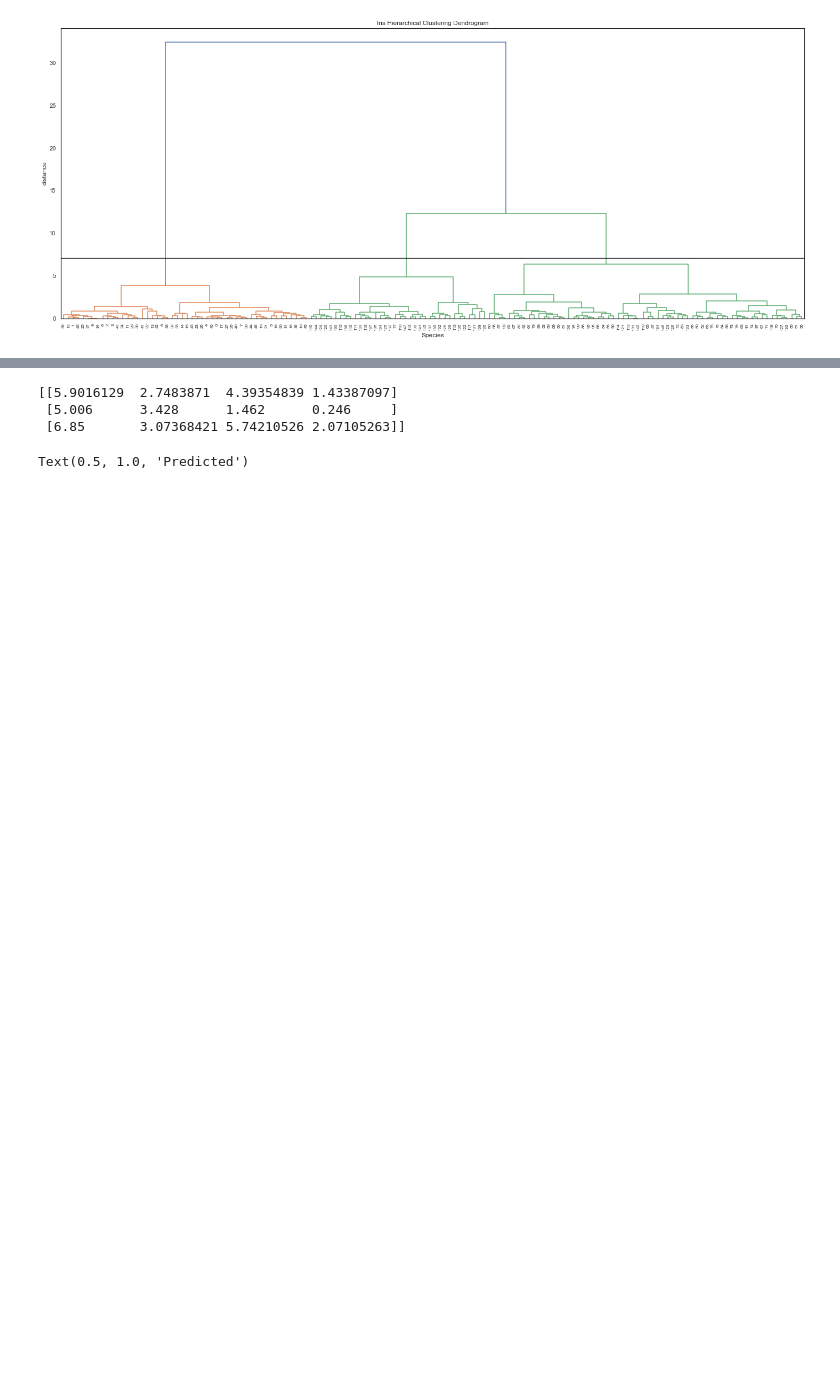
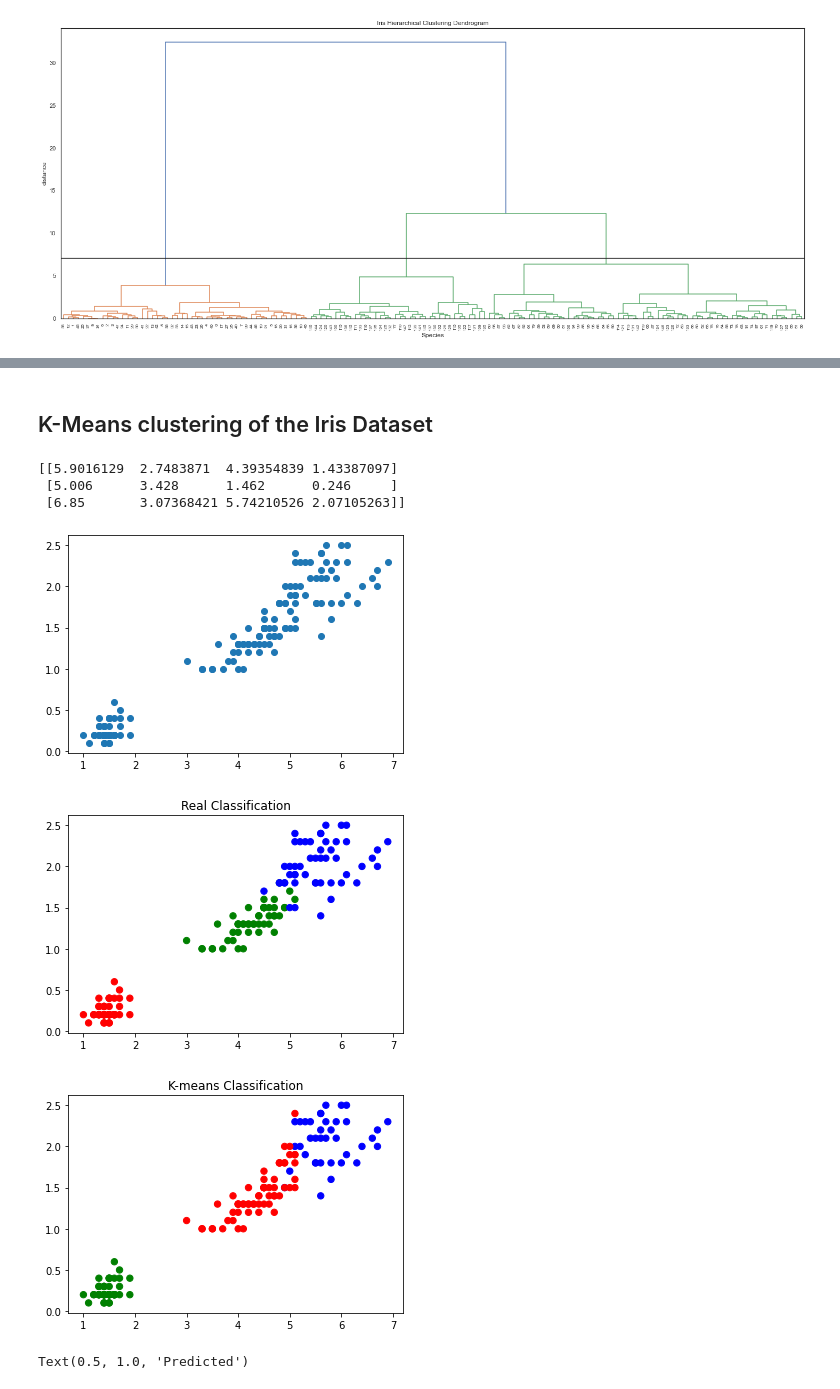
Before and after one commit to NiamhOL/Machine-Learning-and-Statistics-2020, a Jupyter notebook: Tasks.ipynb, the cells around one changed output, grey strips where cells are left out. Cells and saved outputs as stored; diff of their text form; code cells hidden in the pictures; blank space fills up the shorter version.

```diff
--- a/Tasks.ipynb
+++ b/Tasks.ipynb
@@ -776,3 +781,5 @@ plt.show()
+# %% [markdown]
+## K-Means clustering of the Iris Dataset
 # %%
 centers = km.cluster_centers_
 print(centers)
@@ -780,6 +787,35 @@ print(centers)
 [[5.9016129  2.7483871  4.39354839 1.43387097]
  [5.006      3.428      1.462      0.246     ]
  [6.85       3.07368421 5.74210526 2.07105263]]
+# %%
+import pandas as pd
+import numpy as np
+import matplotlib.pyplot as plt
+from sklearn.cluster import KMeans
+from sklearn import datasets
+
+iris = datasets.load_iris()
+x = pd.DataFrame(iris.data)
+x.columns = ['Sepal_Length','Sepal_width','Petal_Length','Petal_width']
+y = pd.DataFrame(iris.target)
+y.columns = ['Targets']
+model=KMeans(n_clusters=3)
+model.fit(x)
+plt.scatter(x.Petal_Length, x.Petal_width)
+plt.show()
+
+colormap=np.array(['Red','green','blue'])
+plt.scatter(x.Petal_Length, x.Petal_width,c=colormap[y.Targets],s=40)
+plt.title('Real Classification')
+plt.show()
+
+plt.scatter(x.Petal_Length, x.Petal_width,c=colormap[model.labels_],s=40)
+plt.title('K-means Classification')
+plt.show()
+# %% [output]
+[figure, added]
+[figure, added]
+[figure, added]
 # %%
 #this will tell us to which cluster does the data observations belong.
 new_labels = km.labels_
```
Also changed, not shown: parts of 21 cells of this notebook.
